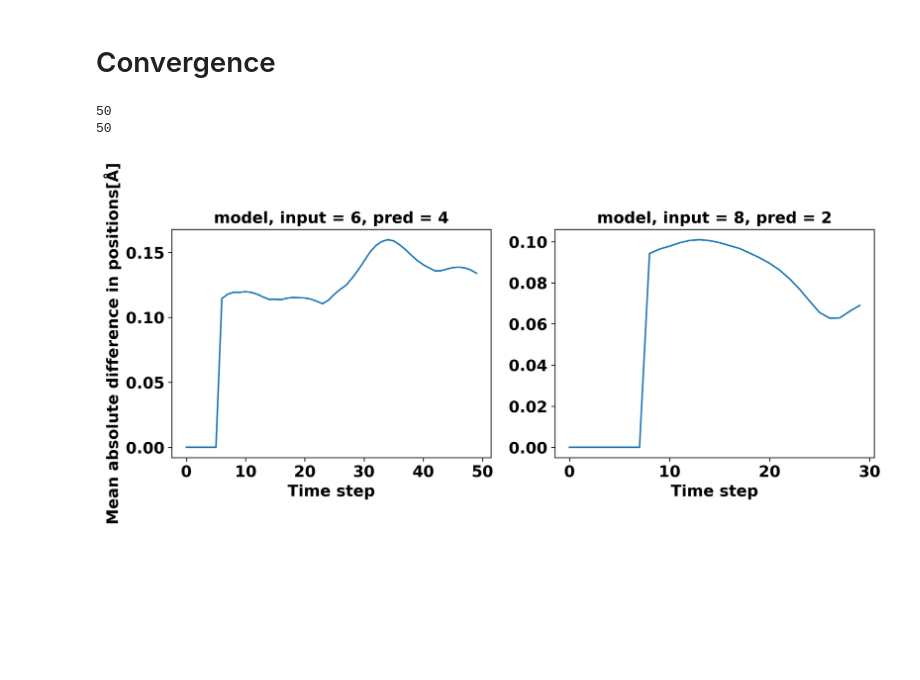
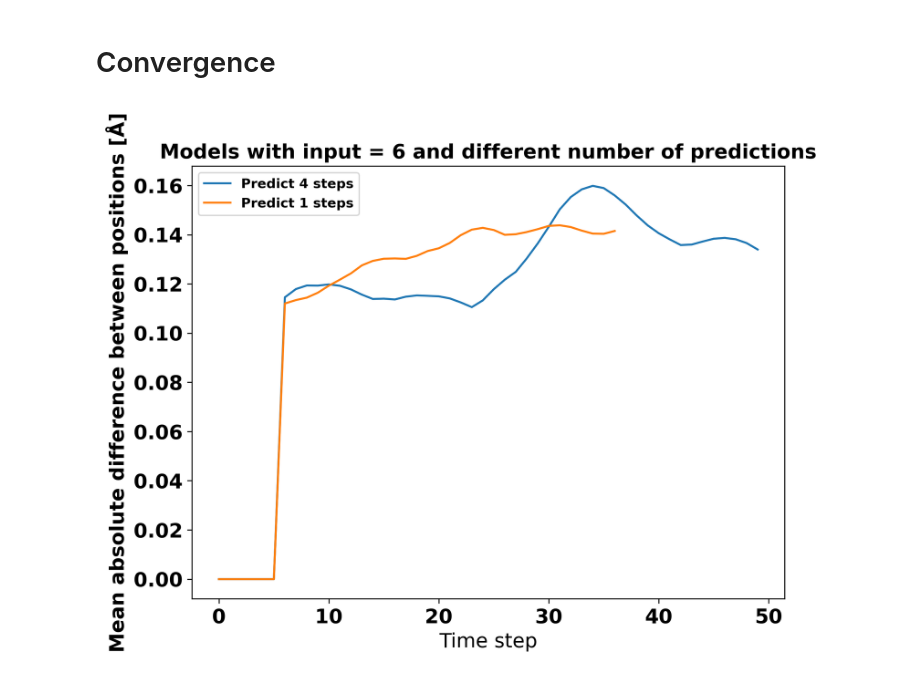
Before and after one commit to BirkDissing/Gemma_group, a Jupyter notebook: Master thesis/Code/Compare_simulations.ipynb, the cells around one changed output. Cells and saved outputs as stored; diff of their text form; code cells hidden in the pictures; blank space fills up the shorter version.

```diff
--- a/Master thesis/Code/Compare_simulations.ipynb
+++ b/Master thesis/Code/Compare_simulations.ipynb
@@ -173,33 +179,40 @@ view(mol_dyn[:], data="charge density")
 <subprocess.Popen at 0x...>
 # %% [markdown]
 # Convergence
-# %%
-mol_model_6_4 = read("Data/convergence_test.xyz", index=":")
-mol_dynamics_6_4 = read("Data/moldyn_test.xyz", index=":")
-mol_model_8_2 = read("Data/convergence_test_8_2.xyz", index=":")
-mol_dynamics_8_2 = read("Data/moldyn_test_8_2.xyz", index=":")
-
-difference_6_4 = []
-for i in range(len(mol_dynamics_6_4)):
-    difference_6_4.append(np.mean(np.abs(mol_model_6_4[i].get_positions()-mol_dynamics_6_4[i].get_positions())))
-difference_8_2 = []
-for i in range(len(mol_dynamics_8_2)):
-    difference_8_2.append(np.mean(np.abs(mol_model_8_2[i].get_positions()-mol_dynamics_8_2[i].get_positions())))
-
-print(len(difference_6_4))
-print(len(mol_dynamics_6_4))
-fig, ax = plt.subplots(1, 2, figsize = (12, 4))
-ax[0].plot(range(len(mol_dynamics_6_4)), difference_6_4)
-ax[0].set_title("model, input = 6, pred = 4", fontweight="bold")
-ax[1].plot(range(len(mol_dynamics_8_2)), difference_8_2)
-ax[1].set_title("model, input = 8, pred = 2", fontweight="bold")
-ax[0].set_ylabel("Mean absolute difference in positions[Å]", fontweight="bold")
-ax[0].set_xlabel("Time step", fontweight="bold")
-ax[1].set_xlabel("Time step", fontweight="bold")
-ax[0].minorticks_off()
-ax[1].minorticks_off()
-plt.show()
-# %% [output]
-50
-50
-[figure, removed]
+# %%
+mol_model_6_4 = read("Data/Convergence/convergence_test.xyz", index=":")
+mol_dynamics_6_4 = read("Data/Convergence/moldyn_test.xyz", index=":")
+mol_model_6_3 = read("Data/Convergence/convergence_test_6_3.xyz", index=":")
+mol_dynamics_6_3 = read("Data/Convergence/moldyn_test_6_3.xyz", index=":")
+#mol_model_6_2 = read("Data/Convergence/convergence_test_6_2.xyz", index=":")
+#mol_dynamics_6_2 = read("Data/Convergence/moldyn_test_6_2.xyz", index=":")
+mol_model_6_1 = read("Data/Convergence/convergence_test_6_1.xyz", index=":")
+mol_dynamics_6_1 = read("Data/Convergence/moldyn_test_6_1.xyz", index=":")
+
+def get_difference(test, target):
+    difference = []
+    for i in range(len(test)):
+        difference.append(np.mean(np.abs(test[i].get_positions()-target[i].get_positions())))
+    return difference
+
+
+difference_6_4 = get_difference(mol_model_6_4, mol_dynamics_6_4)
+difference_6_3 = get_difference(mol_model_6_3, mol_dynamics_6_3)
+#difference_6_2 = get_difference(mol_model_6_2, mol_dynamics_6_2)
+difference_6_1 = get_difference(mol_model_6_1, mol_dynamics_6_1)
+
+
+
+fig, ax = plt.subplots(figsize = (8, 6))
+ax.plot(range(len(mol_model_6_4)), difference_6_4, label="Predict 4 steps")
+#ax.plot(range(len(mol_model_6_3)), difference_6_3, label="Predict 3 steps")
+#ax.plot(range(len(mol_model_6_2)), difference_6_2, label="Predict 2 steps")
+ax.plot(range(len(mol_model_6_1)), difference_6_1, label="Predict 1 steps")
+ax.set_title("Models with input = 6 and different number of predictions", fontweight="bold")
+ax.set_ylabel("Mean absolute difference between positions [Å]", fontweight="bold")
+ax.set_xlabel("Time step")
+ax.minorticks_off()
+plt.legend()
+plt.show()
+# %% [output]
+[figure, added]
```
Also changed, not shown: parts of 7 cells of this notebook, 13 other files.
